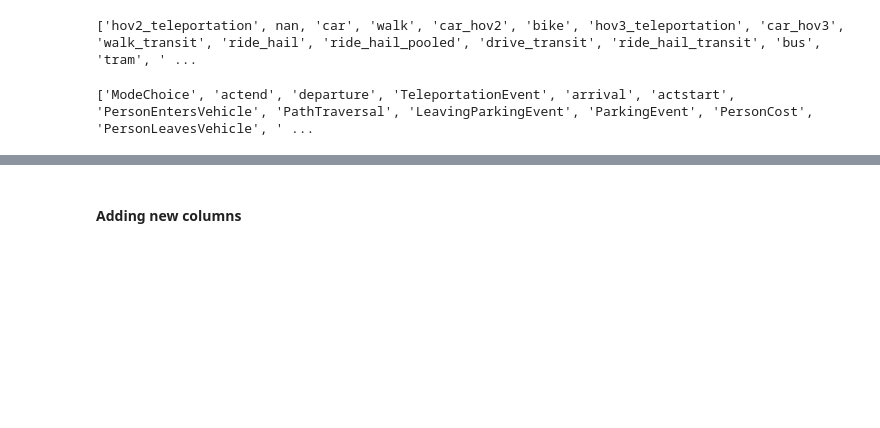
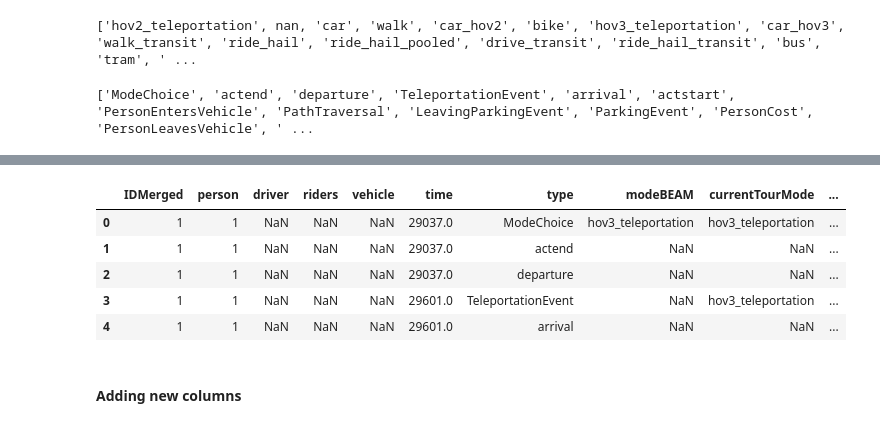
Before and after one commit to LBNL-UCB-STI/beam-core-analysis, a Jupyter notebook: Users/Nazanin/Person_Trip_Level_BEAM_SF.ipynb, the cells around one changed output, grey strips where cells are left out. Cells and saved outputs as stored; diff of their text form; code cells hidden in the pictures; blank space fills up the shorter version.

Commit message:
Census blocks added

```diff
--- a/Users/Nazanin/Person_Trip_Level_BEAM_SF.ipynb
+++ b/Users/Nazanin/Person_Trip_Level_BEAM_SF.ipynb
@@ -174,0 +177,15 @@ eventsSF.head(100000).to_csv('C:/Shared-Work/Data/CleanData/modeBEAMCHECK.csv',
+# %%
+def addGeometryIdToDataFrame(df, gdf, xcol, ycol, idColumn="geometry", df_geom='epsg:4326'):
+    gdf_data = gpd.GeoDataFrame(df, geometry=gpd.points_from_xy(df[xcol], df[ycol]))
+    gdf_data.crs = {'init': df_geom}
+    joined = gpd.sjoin(gdf_data.to_crs('epsg:26910'), gdf.to_crs('epsg:26910'))
+    gdf_data = gdf_data.merge(joined['blkgrpid'], left_index=True, right_index=True, how="left")
+    gdf_data.rename(columns={'blkgrpid': idColumn}, inplace=True)
+    df = pd.DataFrame(gdf_data.drop(columns='geometry'))
+    df.drop(columns=[xcol, ycol], inplace=True)
+    return df.loc[~df.index.duplicated(keep='first'), :]
+# %%
+BGs = gpd.read_file('C:/Shared-Work/Data/Scenario_2010_shp/641aa0d4-ce5b-4a81-9c30-8790c4ab8cfb202047-1-wkkklf.j5ouj.shp')
+# %%
+%%time
+eventsSF = addGeometryIdToDataFrame(eventsSF, BGs, 'startX', 'startY', 'startBlockGroup')
@@ -174,0 +194,9 @@ eventsSF.head(100000).to_csv('C:/Shared-Work/Data/CleanData/modeBEAMCHECK.csv',
+# %%
+eventsSF.head()
+# %% [output]
+|  | IDMerged | person | driver | riders | vehicle | time | type | modeBEAM | currentTourMode | ... |
+| 0 | 1 | 1 | NaN | NaN | NaN | 29037.0 | ModeChoice | hov3_teleportation | hov3_teleportation | ... |
+| 1 | 1 | 1 | NaN | NaN | NaN | 29037.0 | actend | NaN | NaN | ... |
+| 2 | 1 | 1 | NaN | NaN | NaN | 29037.0 | departure | NaN | NaN | ... |
+| 3 | 1 | 1 | NaN | NaN | NaN | 29601.0 | TeleportationEvent | NaN | hov3_teleportation | ... |
+| 4 | 1 | 1 | NaN | NaN | NaN | 29601.0 | arrival | NaN | NaN | ... |
```
Also changed, not shown: parts of 16 cells of this notebook, 5 other files.
